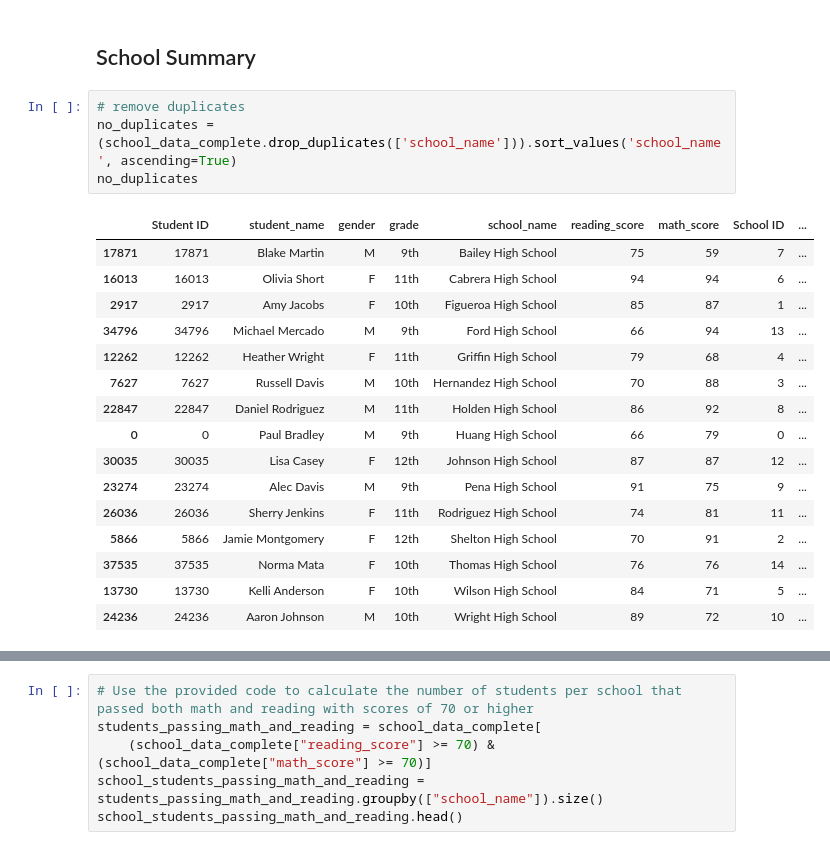
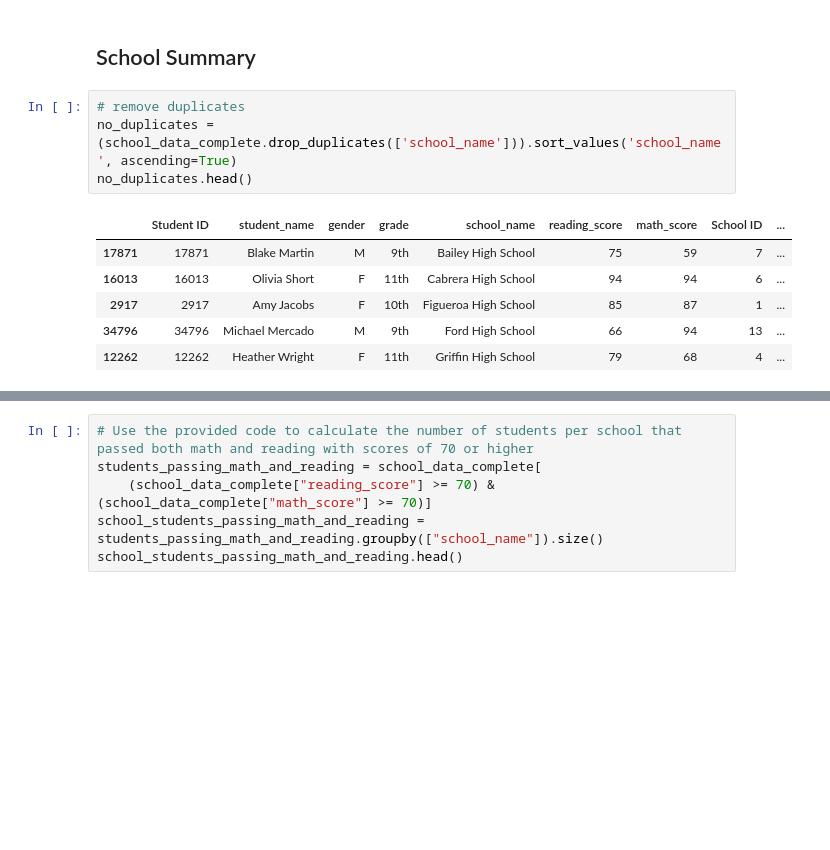
Before and after one commit to kcwaggs/pandas-challenge, a Jupyter notebook: PyCitySchools/PyCitySchools_2.ipynb, the cells around one changed output, grey strips where cells are left out. Cells and saved outputs as stored; diff of their text form; blank space fills up the shorter version.

```diff
--- a/PyCitySchools/PyCitySchools_2.ipynb
+++ b/PyCitySchools/PyCitySchools_2.ipynb
@@ -109,24 +108,14 @@ district_summary
 # %%
 # remove duplicates
 no_duplicates = (school_data_complete.drop_duplicates(['school_name'])).sort_values('school_name', ascending=True)
-no_duplicates
+no_duplicates.head()
 # %% [output]
 |  | Student ID | student_name | gender | grade | school_name | reading_score | math_score | School ID | ... |
 | 17871 | 17871 | Blake Martin | M | 9th | Bailey High School | 75 | 59 | 7 | ... |
 | 16013 | 16013 | Olivia Short | F | 11th | Cabrera High School | 94 | 94 | 6 | ... |
 | 2917 | 2917 | Amy Jacobs | F | 10th | Figueroa High School | 85 | 87 | 1 | ... |
 | 34796 | 34796 | Michael Mercado | M | 9th | Ford High School | 66 | 94 | 13 | ... |
 | 12262 | 12262 | Heather Wright | F | 11th | Griffin High School | 79 | 68 | 4 | ... |
-| 7627 | 7627 | Russell Davis | M | 10th | Hernandez High School | 70 | 88 | 3 | ... |
-| 22847 | 22847 | Daniel Rodriguez | M | 11th | Holden High School | 86 | 92 | 8 | ... |
-| 0 | 0 | Paul Bradley | M | 9th | Huang High School | 66 | 79 | 0 | ... |
-| 30035 | 30035 | Lisa Casey | F | 12th | Johnson High School | 87 | 87 | 12 | ... |
-| 23274 | 23274 | Alec Davis | M | 9th | Pena High School | 91 | 75 | 9 | ... |
-| 26036 | 26036 | Sherry Jenkins | F | 11th | Rodriguez High School | 74 | 81 | 11 | ... |
-| 5866 | 5866 | Jamie Montgomery | F | 12th | Shelton High School | 70 | 91 | 2 | ... |
-| 37535 | 37535 | Norma Mata | F | 10th | Thomas High School | 76 | 76 | 14 | ... |
-| 13730 | 13730 | Kelli Anderson | F | 10th | Wilson High School | 84 | 71 | 5 | ... |
-| 24236 | 24236 | Aaron Johnson | M | 10th | Wright High School | 89 | 72 | 10 | ... |
 # %%
 # school_names
 school_type = no_duplicates.set_index(['school_name'])['type']
```
Also changed, not shown: parts of 22 cells of this notebook.
